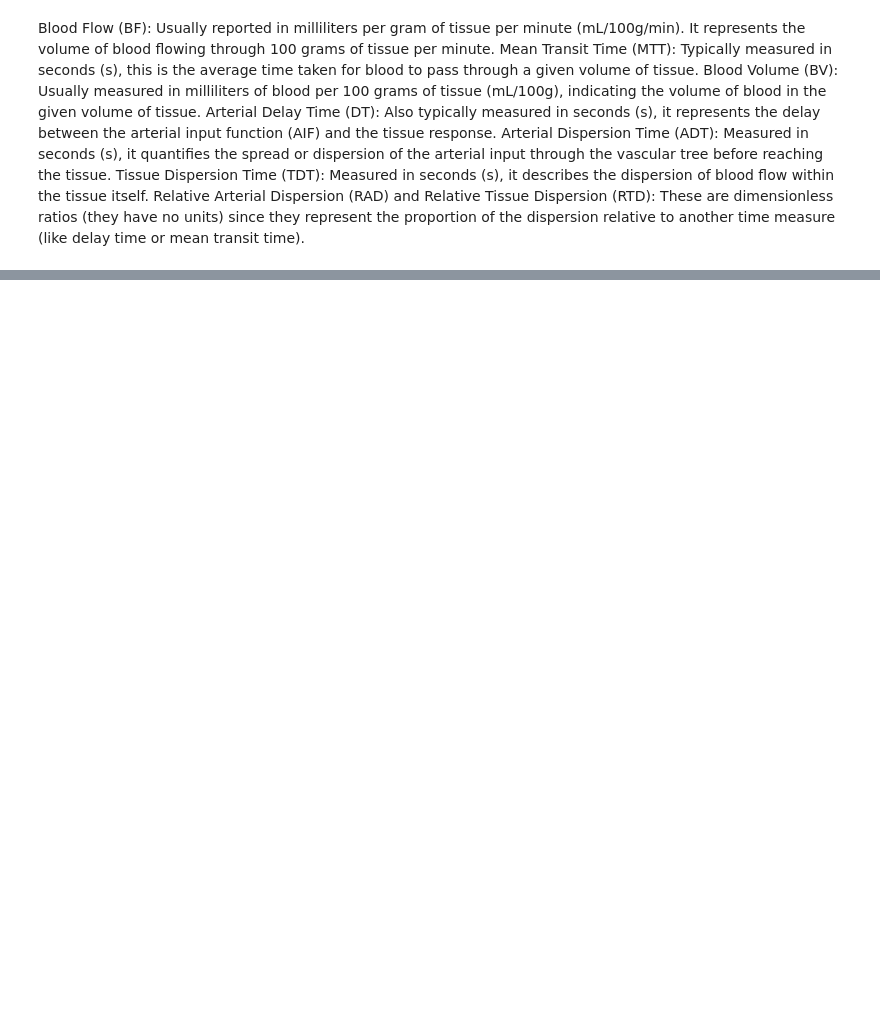
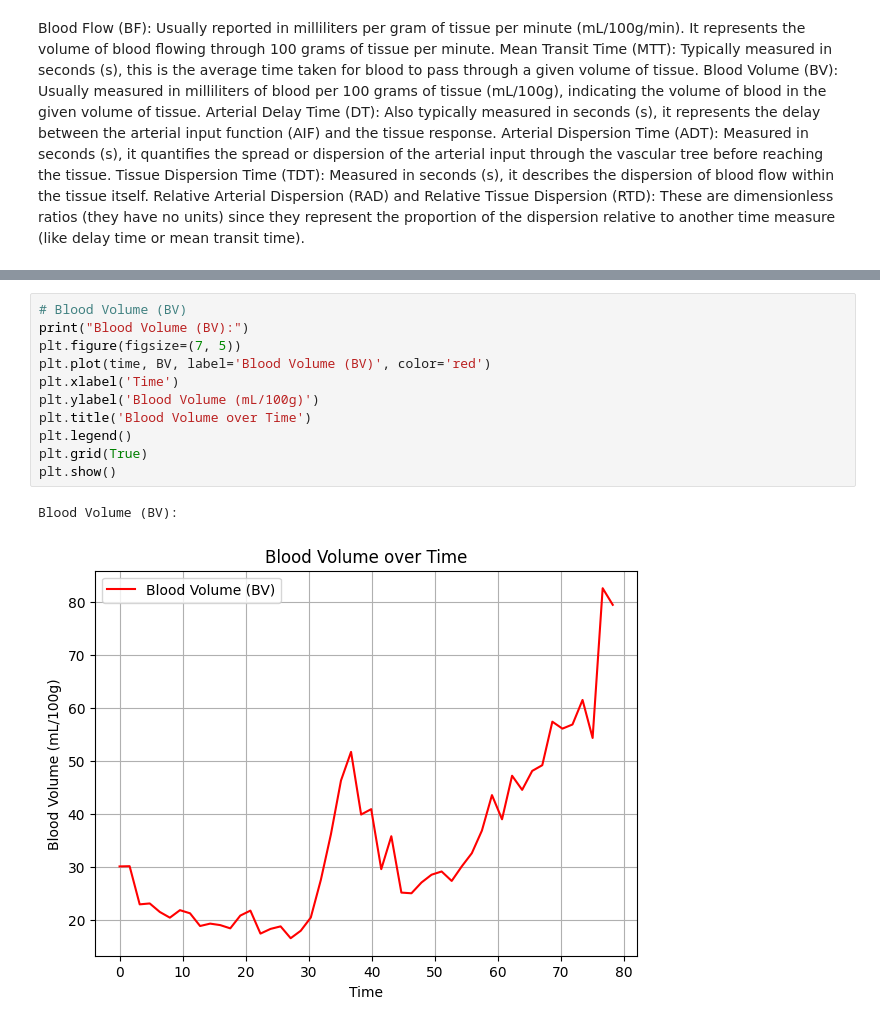
Before and after one commit to qqgjyx/MATH-Group, a Jupyter notebook: main.ipynb, the cells around one changed output, grey strips where cells are left out. Drawn from its saved outputs; the diff is of its cells as text; blank space fills up the shorter version.

```diff
--- a/main.ipynb
+++ b/main.ipynb
@@ -792,0 +803,14 @@ Relative Arterial Dispersion (RAD) and Relative Tissue Dispersion (RTD): These a
+# %%
+# Blood Volume (BV)
+print("Blood Volume (BV):")
+plt.figure(figsize=(7, 5))
+plt.plot(time, BV, label='Blood Volume (BV)', color='red')
+plt.xlabel('Time')
+plt.ylabel('Blood Volume (mL/100g)')
+plt.title('Blood Volume over Time')
+plt.legend()
+plt.grid(True)
+plt.show()
+# %% [output]
+Blood Volume (BV):
+[figure, added]
```
Also changed, not shown: parts of 17 cells of this notebook, 6 other files.
